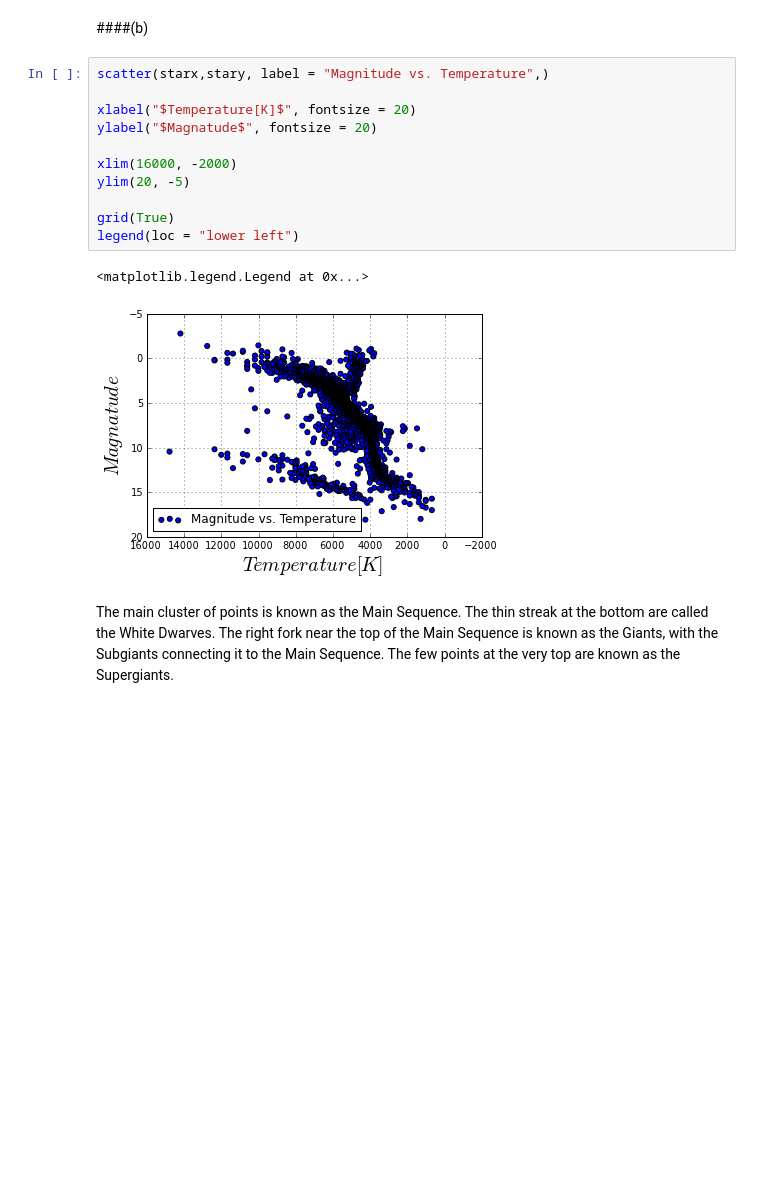
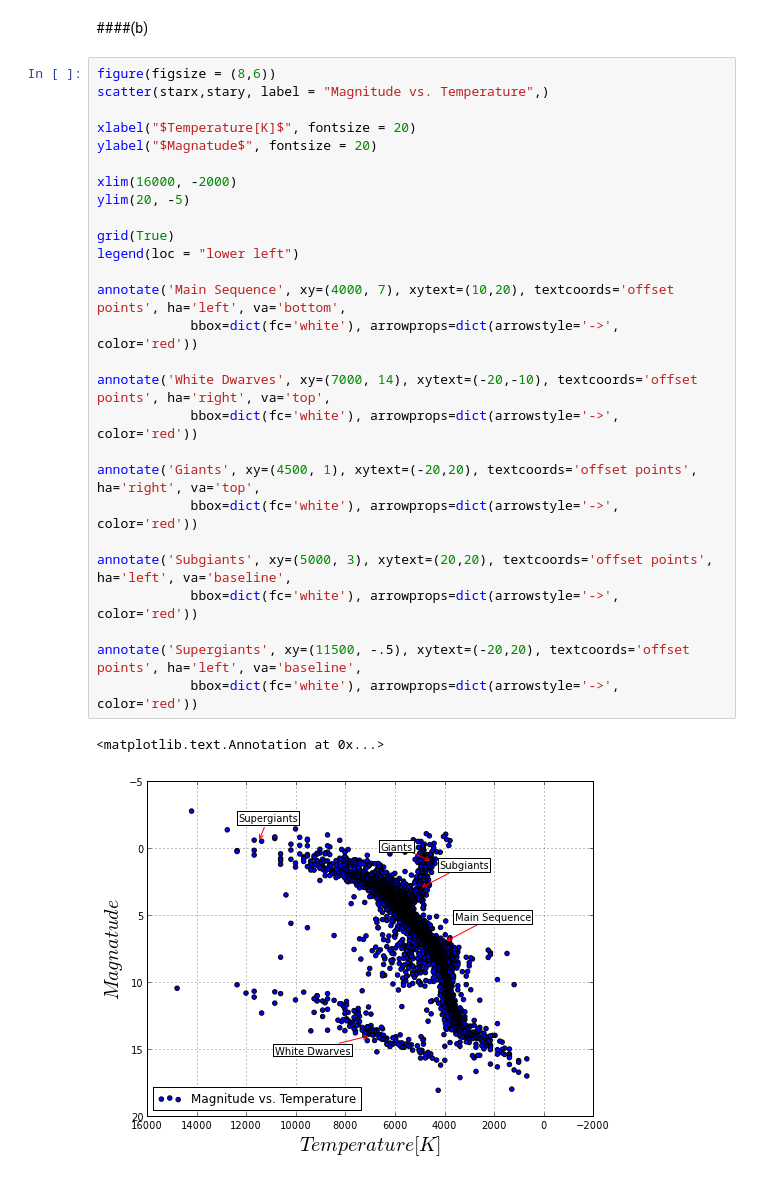
Before and after one commit to wsnyderPHYS202/PHYS202-S13, a Jupyter notebook: Week3/GraphicsEx2.ipynb, the cells around one changed output. Saved outputs shown, nothing was run; the diff lists cells and outputs as text; blank space fills up the shorter version.

Commit message:
Finished GraphicsEx2

```diff
--- a/Week3/GraphicsEx2.ipynb
+++ b/Week3/GraphicsEx2.ipynb
@@ -182,21 +182,32 @@ legend(loc = "lower left")
 # %% [markdown]
 ####(b)
-# %%
-scatter(starx,stary, label = "Magnitude vs. Temperature",)
-
-xlabel("$Temperature[K]$", fontsize = 20)
-ylabel("$Magnatude$", fontsize = 20)
-
-xlim(16000, -2000)
-ylim(20, -5)
-
-grid(True)
-legend(loc = "lower left")
-# %% [output]
-<matplotlib.legend.Legend at 0x...>
-[figure, removed]
-# %% [markdown]
-The main cluster of points is known as the Main Sequence.
-The thin streak at the bottom are called the White Dwarves.
-The right fork near the top of the Main Sequence is known as the Giants, with the Subgiants connecting it to the Main Sequence.
-The few points at the very top are known as the Supergiants.
+# %%
+figure(figsize = (8,6))
+scatter(starx,stary, label = "Magnitude vs. Temperature",)
+
+xlabel("$Temperature[K]$", fontsize = 20)
+ylabel("$Magnatude$", fontsize = 20)
+
+xlim(16000, -2000)
+ylim(20, -5)
+
+grid(True)
+legend(loc = "lower left")
+
+annotate('Main Sequence', xy=(4000, 7), xytext=(10,20), textcoords='offset points', ha='left', va='bottom',
+            bbox=dict(fc='white'), arrowprops=dict(arrowstyle='->', color='red'))
+
+annotate('White Dwarves', xy=(7000, 14), xytext=(-20,-10), textcoords='offset points', ha='right', va='top',
+            bbox=dict(fc='white'), arrowprops=dict(arrowstyle='->', color='red'))
+
+annotate('Giants', xy=(4500, 1), xytext=(-20,20), textcoords='offset points', ha='right', va='top',
+            bbox=dict(fc='white'), arrowprops=dict(arrowstyle='->', color='red'))
+
+annotate('Subgiants', xy=(5000, 3), xytext=(20,20), textcoords='offset points', ha='left', va='baseline',
+            bbox=dict(fc='white'), arrowprops=dict(arrowstyle='->', color='red'))
+
+annotate('Supergiants', xy=(11500, -.5), xytext=(-20,20), textcoords='offset points', ha='left', va='baseline',
+            bbox=dict(fc='white'), arrowprops=dict(arrowstyle='->', color='red'))
+# %% [output]
+<matplotlib.text.Annotation at 0x...>
+[figure, added]
```
Also changed, not shown: parts of 1 cell of this notebook.
